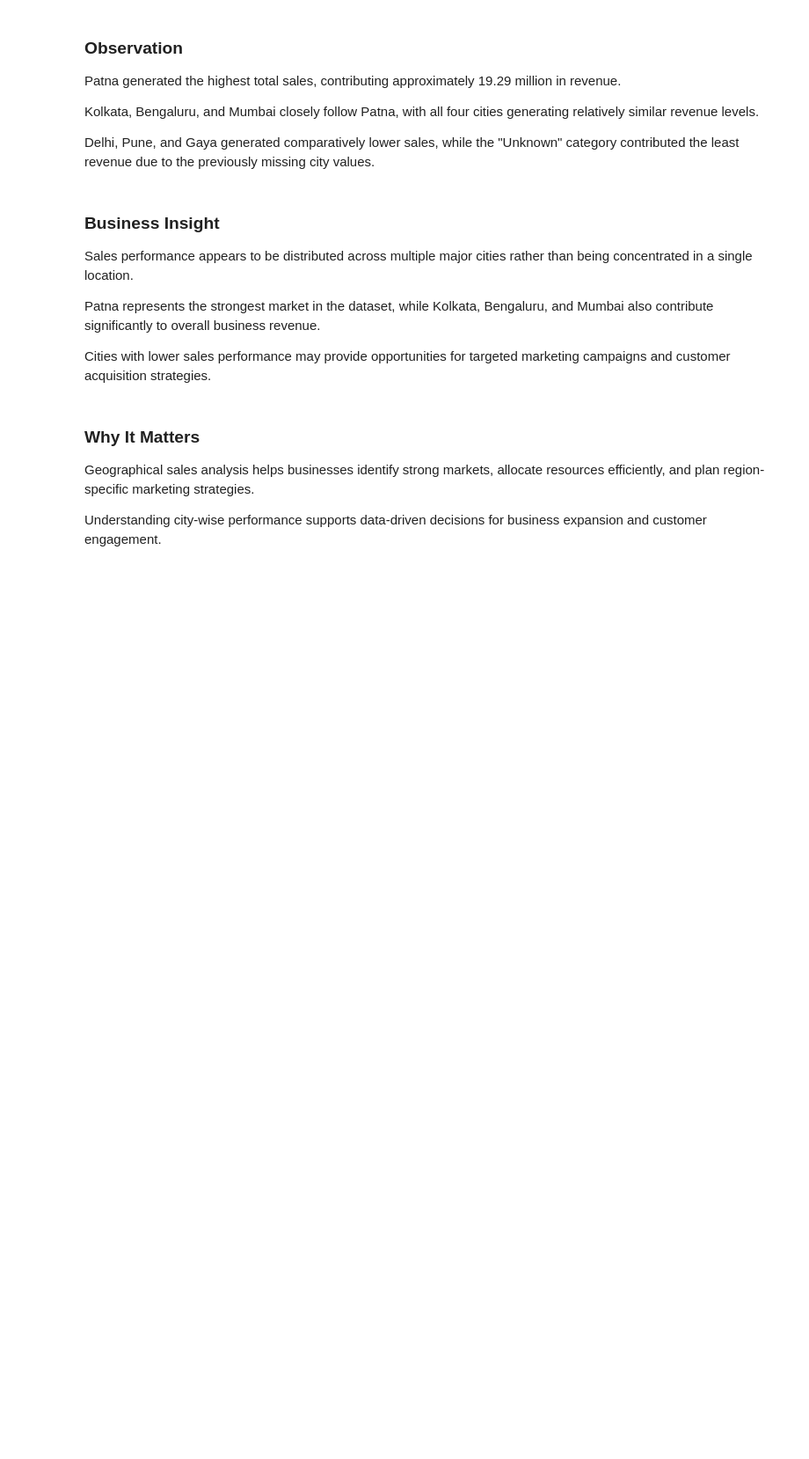
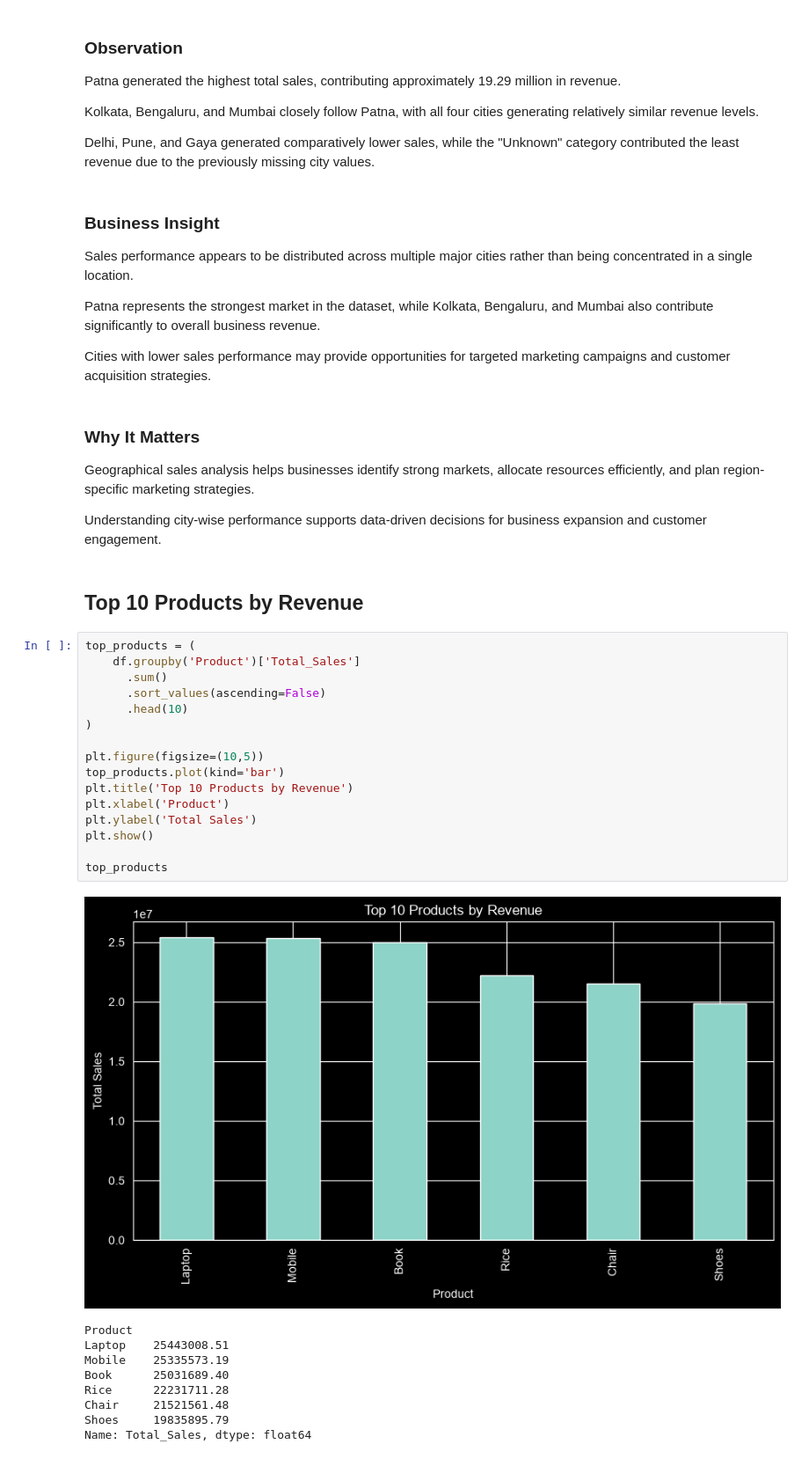
Before and after one commit to Sunita-lab/ApexPlanet-Internship-Ecommerce-Customer-Analytics, a Jupyter notebook: task 02 - EDA and business analytics/eda_and_business_analytics.ipynb, the cells around one changed output. Shown at 88% size. Saved outputs shown, nothing was run; the diff lists cells and outputs as text; blank space fills up the shorter version.

```diff
--- a/task 02 - EDA and business analytics/eda_and_business_analytics.ipynb
+++ b/task 02 - EDA and business analytics/eda_and_business_analytics.ipynb
@@ -911,3 +911,31 @@ Cities with lower sales performance may provide opportunities for targeted marke
 Geographical sales analysis helps businesses identify strong markets, allocate resources efficiently, and plan region-specific marketing strategies.
 
 Understanding city-wise performance supports data-driven decisions for business expansion and customer engagement.
+# %% [markdown]
+## Top 10 Products by Revenue
+# %%
+top_products = (
+    df.groupby('Product')['Total_Sales']
+      .sum()
+      .sort_values(ascending=False)
+      .head(10)
+)
+
+plt.figure(figsize=(10,5))
+top_products.plot(kind='bar')
+plt.title('Top 10 Products by Revenue')
+plt.xlabel('Product')
+plt.ylabel('Total Sales')
+plt.show()
+
+top_products
+# %% [output]
+[figure, added]
+Product
+Laptop    25443008.51
+Mobile    25335573.19
+Book      25031689.40
+Rice      22231711.28
+Chair     21521561.48
+Shoes     19835895.79
+Name: Total_Sales, dtype: float64
```
Also changed, not shown: parts of 16 cells of this notebook.
